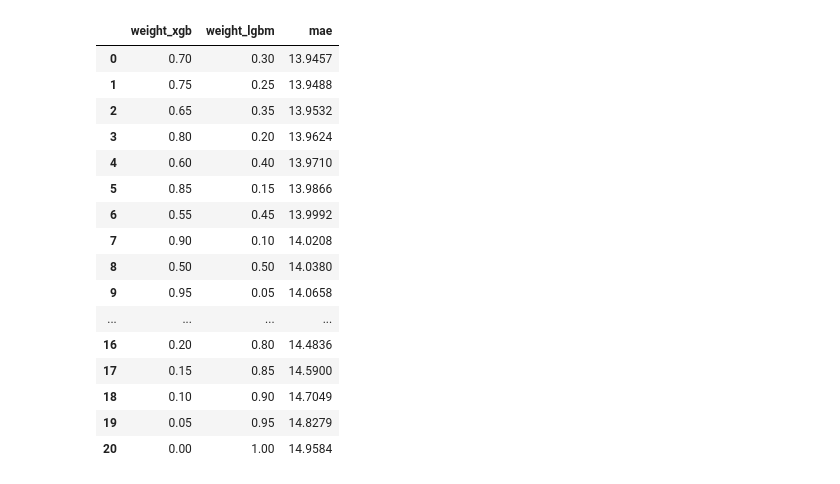
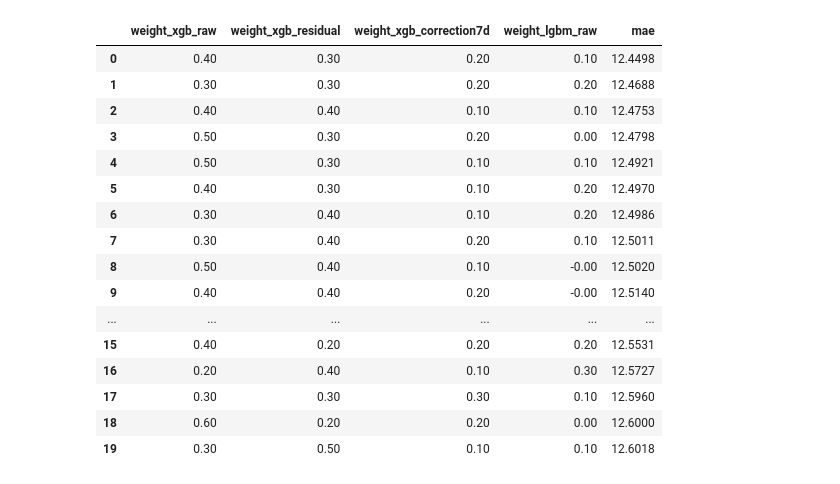
Before and after one commit to gyeong0212/DataScience2026, a Jupyter notebook: notebooks/Tabular_Ensemble.ipynb, the cells around one changed output. Drawn from its saved outputs; the diff is of its cells as text; code cells hidden in the pictures.

```diff
--- a/notebooks/Tabular_Ensemble.ipynb
+++ b/notebooks/Tabular_Ensemble.ipynb
@@ -28,6 +33,7 @@ OUTPUT_PATH = Path('./tabular_ensemble_valid_predictions.csv')
 
 TARGET_COL = 'target'
 ROW_ID_COL = 'row_id'
+BASELINE_COL = 'lag_48'
 CAT_COLS = ['county', 'is_business', 'product_type', 'is_consumption', 'segment']
 DROP_COLS = {TARGET_COL, ROW_ID_COL, 'datetime', 'date'}
 
@@ -46,6 +52,10 @@ print('train shape:', train_df.shape)
 print('valid shape:', valid_df.shape)
 print('feature count (all):', len(FEATURE_COLS_ALL))
 print('feature count (split):', len(FEATURE_COLS_SPLIT))
+print('baseline missing rate(train):', train_df[BASELINE_COL].isna().mean())
+print('baseline missing rate(valid):', valid_df[BASELINE_COL].isna().mean())
+print('same_hour_mean_7d missing rate(train):', train_df['same_hour_mean_7d'].isna().mean())
+print('same_hour_mean_7d missing rate(valid):', valid_df['same_hour_mean_7d'].isna().mean())
 # %% [output]
 train shape: (1614612, 140)
 valid shape: (403740, 140)
@@ -210,11 +334,12 @@ def train_lgbm_segment(train_part, valid_part, feature_cols, segment_name):
 # %%
-xgb_result = train_split_global(
+lgbm_raw_result = train_split_global(
     train_df,
     valid_df,
     FEATURE_COLS_SPLIT,
     FEATURE_COLS_ALL,
-    train_xgb_segment,
-    'pred_xgb',
-    'XGBoost',
+    train_lgbm_segment,
+    'pred_lgbm',
+    'LightGBM raw',
+    'raw',
 )
 # %% [output]
@@ -305,43 +427,54 @@ Simple average MAE: 14.0380
 # %%
 weight_rows = []
-weights = np.round(np.arange(0.0, 1.01, 0.05), 2)
+weights = np.round(np.arange(0.0, 1.01, 0.1), 2)
 
-for wx in weights:
-    wl = round(1.0 - wx, 2)
-    pred = wx * ensemble_df['pred_xgb'] + wl * ensemble_df['pred_lgbm']
-    mae = mean_absolute_error(ensemble_df[TARGET_COL], pred)
+for wxr, wxd, wxc in itertools.product(weights, weights, weights):
+    wlr = round(1.0 - wxr - wxd - wxc, 2)
+    if wlr < 0 or wlr > 1:
+        continue
+    pred = (
+        wxr * variant_df['pred_xgb_raw']
+        + wxd * variant_df['pred_xgb_residual']
+        + wxc * variant_df['pred_xgb_correction7d']
+        + wlr * variant_df['pred_lgbm_raw']
+    )
+    mae = mean_absolute_error(variant_df[TARGET_COL], pred)
     weight_rows.append({
-        'weight_xgb': wx,
-        'weight_lgbm': wl,
+        'weight_xgb_raw': wxr,
+        'weight_xgb_residual': wxd,
+        'weight_xgb_correction7d': wxc,
+        'weight_lgbm_raw': wlr,
         'mae': mae,
     })
 
 weight_table = pd.DataFrame(weight_rows).sort_values('mae').reset_index(drop=True)
-display(weight_table.style.format({
-    'weight_xgb': '{:.2f}',
-    'weight_lgbm': '{:.2f}',
+display(weight_table.head(20).style.format({
+    'weight_xgb_raw': '{:.2f}',
+    'weight_xgb_residual': '{:.2f}',
+    'weight_xgb_correction7d': '{:.2f}',
+    'weight_lgbm_raw': '{:.2f}',
     'mae': '{:.4f}',
 }))
 
 best_weights = weight_table.iloc[0]
 print('Best weights:')
 print(best_weights)
 # %% [output]
-|  | weight_xgb | weight_lgbm | mae |
-| 0 | 0.70 | 0.30 | 13.9457 |
-| 1 | 0.75 | 0.25 | 13.9488 |
-| 2 | 0.65 | 0.35 | 13.9532 |
-| 3 | 0.80 | 0.20 | 13.9624 |
-| 4 | 0.60 | 0.40 | 13.9710 |
-| 5 | 0.85 | 0.15 | 13.9866 |
-| 6 | 0.55 | 0.45 | 13.9992 |
-| 7 | 0.90 | 0.10 | 14.0208 |
-| 8 | 0.50 | 0.50 | 14.0380 |
-| 9 | 0.95 | 0.05 | 14.0658 |
-| ... | ... | ... | ... |
-| 16 | 0.20 | 0.80 | 14.4836 |
-| 17 | 0.15 | 0.85 | 14.5900 |
-| 18 | 0.10 | 0.90 | 14.7049 |
-| 19 | 0.05 | 0.95 | 14.8279 |
-| 20 | 0.00 | 1.00 | 14.9584 |
+|  | weight_xgb_raw | weight_xgb_residual | weight_xgb_correction7d | weight_lgbm_raw | mae |
+| 0 | 0.40 | 0.30 | 0.20 | 0.10 | 12.4498 |
+| 1 | 0.30 | 0.30 | 0.20 | 0.20 | 12.4688 |
+| 2 | 0.40 | 0.40 | 0.10 | 0.10 | 12.4753 |
+| 3 | 0.50 | 0.30 | 0.20 | 0.00 | 12.4798 |
+| 4 | 0.50 | 0.30 | 0.10 | 0.10 | 12.4921 |
+| 5 | 0.40 | 0.30 | 0.10 | 0.20 | 12.4970 |
+| 6 | 0.30 | 0.40 | 0.10 | 0.20 | 12.4986 |
+| 7 | 0.30 | 0.40 | 0.20 | 0.10 | 12.5011 |
+| 8 | 0.50 | 0.40 | 0.10 | -0.00 | 12.5020 |
+| 9 | 0.40 | 0.40 | 0.20 | -0.00 | 12.5140 |
+| ... | ... | ... | ... | ... | ... |
+| 15 | 0.40 | 0.20 | 0.20 | 0.20 | 12.5531 |
+| 16 | 0.20 | 0.40 | 0.10 | 0.30 | 12.5727 |
+| 17 | 0.30 | 0.30 | 0.30 | 0.10 | 12.5960 |
+| 18 | 0.60 | 0.20 | 0.20 | 0.00 | 12.6000 |
+| 19 | 0.30 | 0.50 | 0.10 | 0.10 | 12.6018 |
 Best weights:
```
Also changed, not shown: parts of 14 cells of this notebook, 1 other file.
